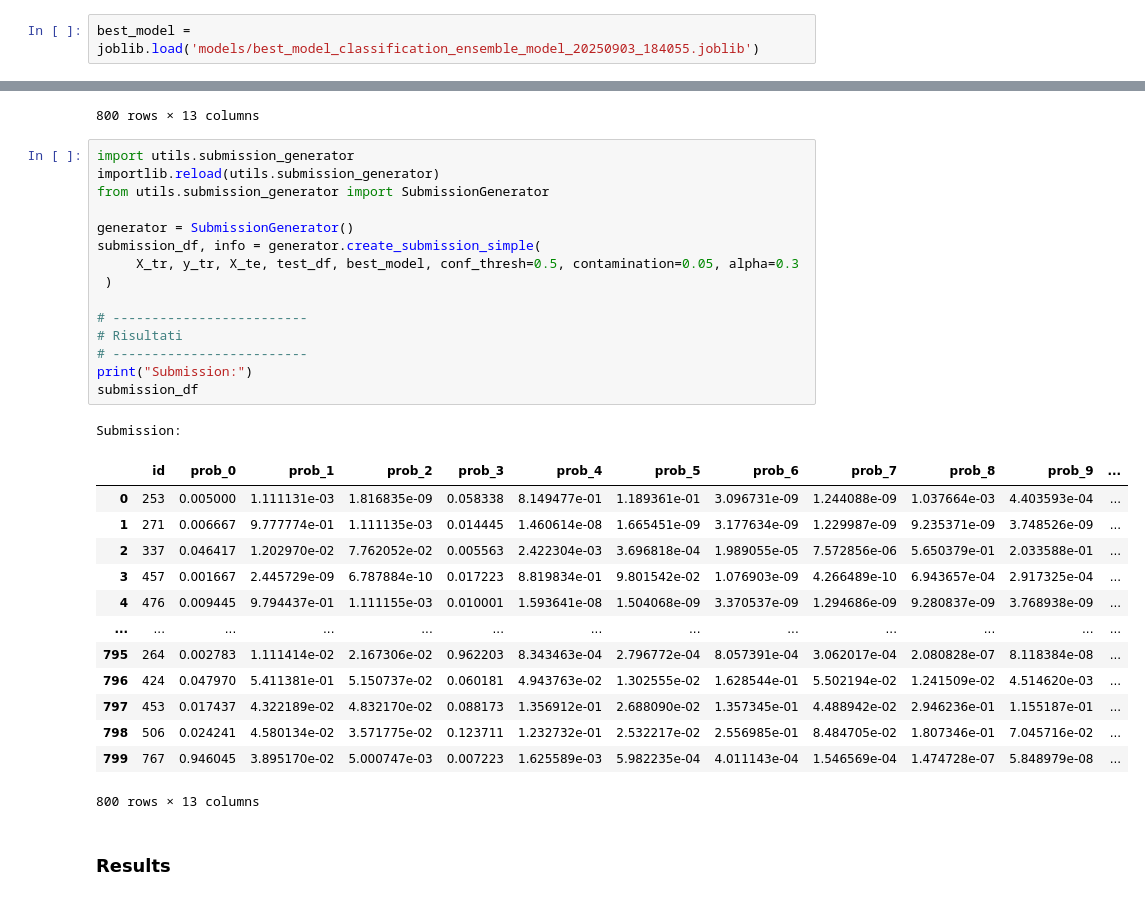
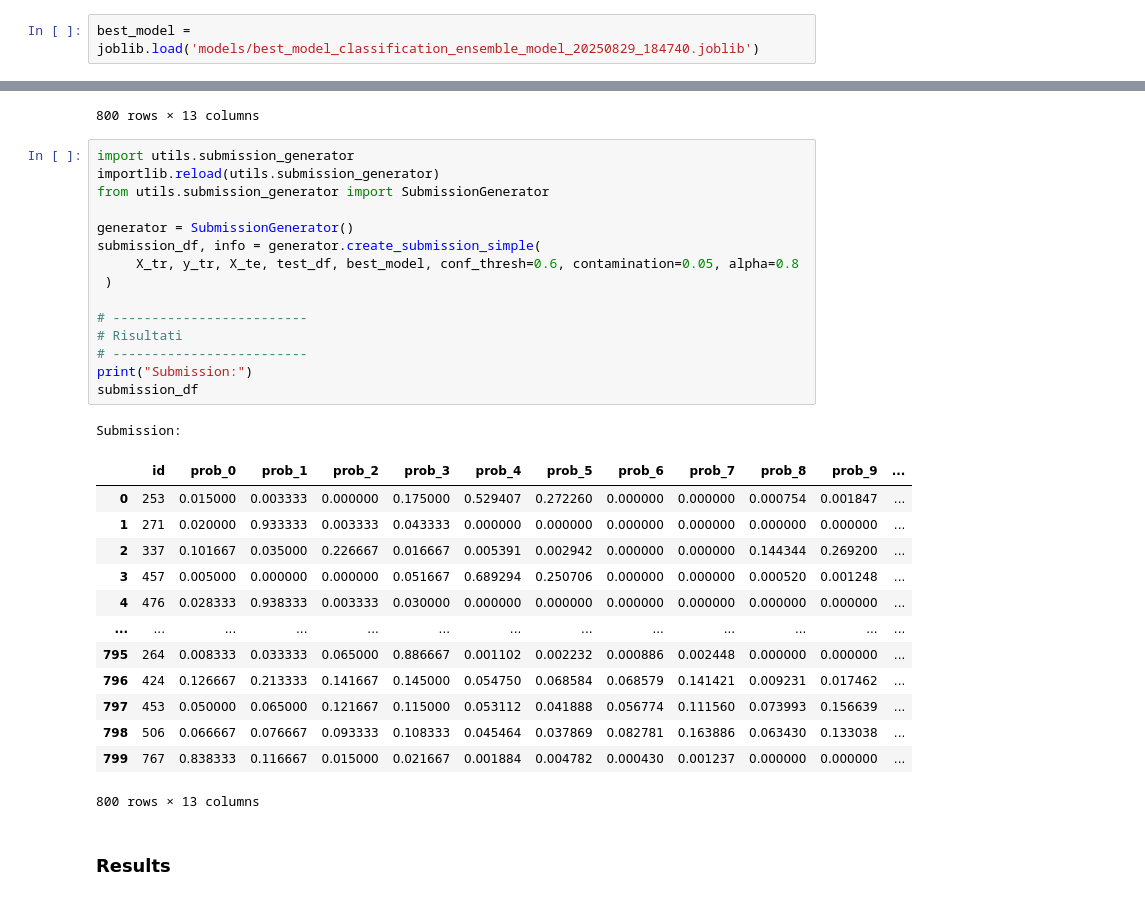
Before and after one commit to Andreavisi1/Challenge_B1_PHM_North_America_2023, a Jupyter notebook: main.ipynb, the cells around one changed output, grey strips where cells are left out. Saved outputs shown, nothing was run; the diff lists cells and outputs as text.

```diff
--- a/main.ipynb
+++ b/main.ipynb
@@ -377,4 +379,4 @@ scalar_cols = ['velocita', 'torque']
 X_te = expand_features(test_df, array_cols=array_cols, scalar_cols=scalar_cols)
 X_te = X_te.drop(columns=dropped_cols, errors='ignore')
 # %%
-best_model = joblib.load('models/best_model_classification_ensemble_model_20250903_184055.joblib')
+best_model = joblib.load('models/best_model_classification_ensemble_model_20250829_184740.joblib')
@@ -435,32 +439,32 @@ Submission:
 # %%
 import utils.submission_generator
 importlib.reload(utils.submission_generator)
 from utils.submission_generator import SubmissionGenerator
 
 generator = SubmissionGenerator()
 submission_df, info = generator.create_submission_simple(
-     X_tr, y_tr, X_te, test_df, best_model, conf_thresh=0.5, contamination=0.05, alpha=0.3
+     X_tr, y_tr, X_te, test_df, best_model, conf_thresh=0.6, contamination=0.05, alpha=0.8
  )
 
 # -------------------------
 # Risultati
 # -------------------------
 print("Submission:")
 submission_df
 # %% [output]
 Submission:
 |  | id | prob_0 | prob_1 | prob_2 | prob_3 | prob_4 | prob_5 | prob_6 | prob_7 | prob_8 | prob_9 | ... |
-| 0 | 253 | 0.005000 | 1.111131e-03 | 1.816835e-09 | 0.058338 | 8.149477e-01 | 1.189361e-01 | 3.096731e-09 | 1.244088e-09 | 1.037664e-03 | 4.403593e-04 | ... |
-| 1 | 271 | 0.006667 | 9.777774e-01 | 1.111135e-03 | 0.014445 | 1.460614e-08 | 1.665451e-09 | 3.177634e-09 | 1.229987e-09 | 9.235371e-09 | 3.748526e-09 | ... |
-| 2 | 337 | 0.046417 | 1.202970e-02 | 7.762052e-02 | 0.005563 | 2.422304e-03 | 3.696818e-04 | 1.989055e-05 | 7.572856e-06 | 5.650379e-01 | 2.033588e-01 | ... |
-| 3 | 457 | 0.001667 | 2.445729e-09 | 6.787884e-10 | 0.017223 | 8.819834e-01 | 9.801542e-02 | 1.076903e-09 | 4.266489e-10 | 6.943657e-04 | 2.917325e-04 | ... |
-| 4 | 476 | 0.009445 | 9.794437e-01 | 1.111155e-03 | 0.010001 | 1.593641e-08 | 1.504068e-09 | 3.370537e-09 | 1.294686e-09 | 9.280837e-09 | 3.768938e-09 | ... |
+| 0 | 253 | 0.015000 | 0.003333 | 0.000000 | 0.175000 | 0.529407 | 0.272260 | 0.000000 | 0.000000 | 0.000754 | 0.001847 | ... |
+| 1 | 271 | 0.020000 | 0.933333 | 0.003333 | 0.043333 | 0.000000 | 0.000000 | 0.000000 | 0.000000 | 0.000000 | 0.000000 | ... |
+| 2 | 337 | 0.101667 | 0.035000 | 0.226667 | 0.016667 | 0.005391 | 0.002942 | 0.000000 | 0.000000 | 0.144344 | 0.269200 | ... |
+| 3 | 457 | 0.005000 | 0.000000 | 0.000000 | 0.051667 | 0.689294 | 0.250706 | 0.000000 | 0.000000 | 0.000520 | 0.001248 | ... |
+| 4 | 476 | 0.028333 | 0.938333 | 0.003333 | 0.030000 | 0.000000 | 0.000000 | 0.000000 | 0.000000 | 0.000000 | 0.000000 | ... |
 | ... | ... | ... | ... | ... | ... | ... | ... | ... | ... | ... | ... | ... |
-| 795 | 264 | 0.002783 | 1.111414e-02 | 2.167306e-02 | 0.962203 | 8.343463e-04 | 2.796772e-04 | 8.057391e-04 | 3.062017e-04 | 2.080828e-07 | 8.118384e-08 | ... |
-| 796 | 424 | 0.047970 | 5.411381e-01 | 5.150737e-02 | 0.060181 | 4.943763e-02 | 1.302555e-02 | 1.628544e-01 | 5.502194e-02 | 1.241509e-02 | 4.514620e-03 | ... |
-| 797 | 453 | 0.017437 | 4.322189e-02 | 4.832170e-02 | 0.088173 | 1.356912e-01 | 2.688090e-02 | 1.357345e-01 | 4.488942e-02 | 2.946236e-01 | 1.155187e-01 | ... |
-| 798 | 506 | 0.024241 | 4.580134e-02 | 3.571775e-02 | 0.123711 | 1.232732e-01 | 2.532217e-02 | 2.556985e-01 | 8.484705e-02 | 1.807346e-01 | 7.045716e-02 | ... |
-| 799 | 767 | 0.946045 | 3.895170e-02 | 5.000747e-03 | 0.007223 | 1.625589e-03 | 5.982235e-04 | 4.011143e-04 | 1.546569e-04 | 1.474728e-07 | 5.848979e-08 | ... |
+| 795 | 264 | 0.008333 | 0.033333 | 0.065000 | 0.886667 | 0.001102 | 0.002232 | 0.000886 | 0.002448 | 0.000000 | 0.000000 | ... |
+| 796 | 424 | 0.126667 | 0.213333 | 0.141667 | 0.145000 | 0.054750 | 0.068584 | 0.068579 | 0.141421 | 0.009231 | 0.017462 | ... |
+| 797 | 453 | 0.050000 | 0.065000 | 0.121667 | 0.115000 | 0.053112 | 0.041888 | 0.056774 | 0.111560 | 0.073993 | 0.156639 | ... |
+| 798 | 506 | 0.066667 | 0.076667 | 0.093333 | 0.108333 | 0.045464 | 0.037869 | 0.082781 | 0.163886 | 0.063430 | 0.133038 | ... |
+| 799 | 767 | 0.838333 | 0.116667 | 0.015000 | 0.021667 | 0.001884 | 0.004782 | 0.000430 | 0.001237 | 0.000000 | 0.000000 | ... |
 800 rows × 13 columns
 # %% [markdown]
 ### Results
```
Also changed, not shown: parts of 3 cells of this notebook, 1 other file.
